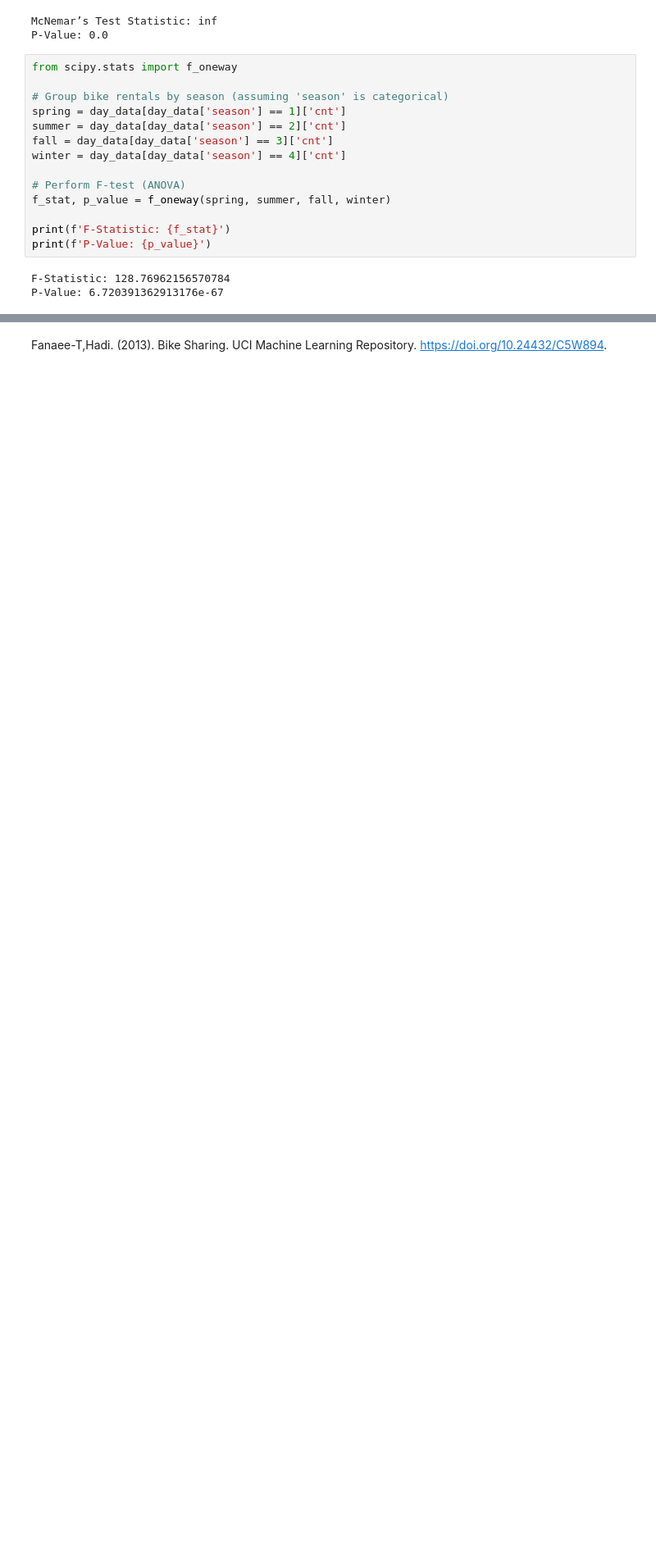
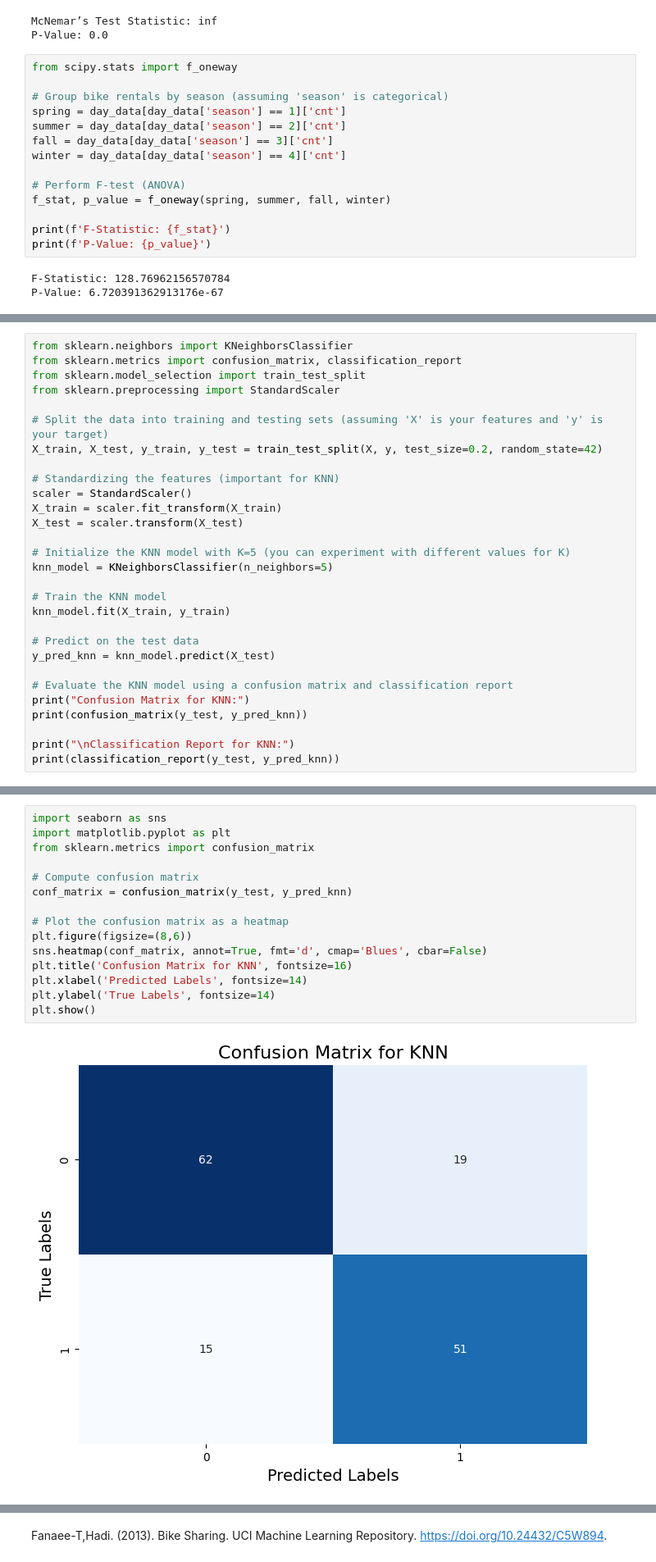
Before and after one commit to s9b/bike-rental-and-sharing-analysis, a Jupyter notebook: bike_rental_and_sharing_analysis.ipynb, the cells around one changed output, grey strips where cells are left out. Shown at 82% size. Saved outputs shown, nothing was run; the diff lists cells and outputs as text; blank space fills up the shorter version.

```diff
--- a/bike_rental_and_sharing_analysis.ipynb
+++ b/bike_rental_and_sharing_analysis.ipynb
@@ -323,0 +344,29 @@ P-Value: 6.720391362913176e-67
+# %%
+from sklearn.neighbors import KNeighborsClassifier
+from sklearn.metrics import confusion_matrix, classification_report
+from sklearn.model_selection import train_test_split
+from sklearn.preprocessing import StandardScaler
+
+# Split the data into training and testing sets (assuming 'X' is your features and 'y' is your target)
+X_train, X_test, y_train, y_test = train_test_split(X, y, test_size=0.2, random_state=42)
+
+# Standardizing the features (important for KNN)
+scaler = StandardScaler()
+X_train = scaler.fit_transform(X_train)
+X_test = scaler.transform(X_test)
+
+# Initialize the KNN model with K=5 (you can experiment with different values for K)
+knn_model = KNeighborsClassifier(n_neighbors=5)
+
+# Train the KNN model
+knn_model.fit(X_train, y_train)
+
+# Predict on the test data
+y_pred_knn = knn_model.predict(X_test)
+
+# Evaluate the KNN model using a confusion matrix and classification report
+print("Confusion Matrix for KNN:")
+print(confusion_matrix(y_test, y_pred_knn))
+
+print("\nClassification Report for KNN:")
+print(classification_report(y_test, y_pred_knn))
@@ -323,0 +387,17 @@ P-Value: 6.720391362913176e-67
+# %%
+import seaborn as sns
+import matplotlib.pyplot as plt
+from sklearn.metrics import confusion_matrix
+
+# Compute confusion matrix
+conf_matrix = confusion_matrix(y_test, y_pred_knn)
+
+# Plot the confusion matrix as a heatmap
+plt.figure(figsize=(8,6))
+sns.heatmap(conf_matrix, annot=True, fmt='d', cmap='Blues', cbar=False)
+plt.title('Confusion Matrix for KNN', fontsize=16)
+plt.xlabel('Predicted Labels', fontsize=14)
+plt.ylabel('True Labels', fontsize=14)
+plt.show()
+# %% [output]
+[figure, added]
```
Also changed, not shown: parts of 7 cells of this notebook.
